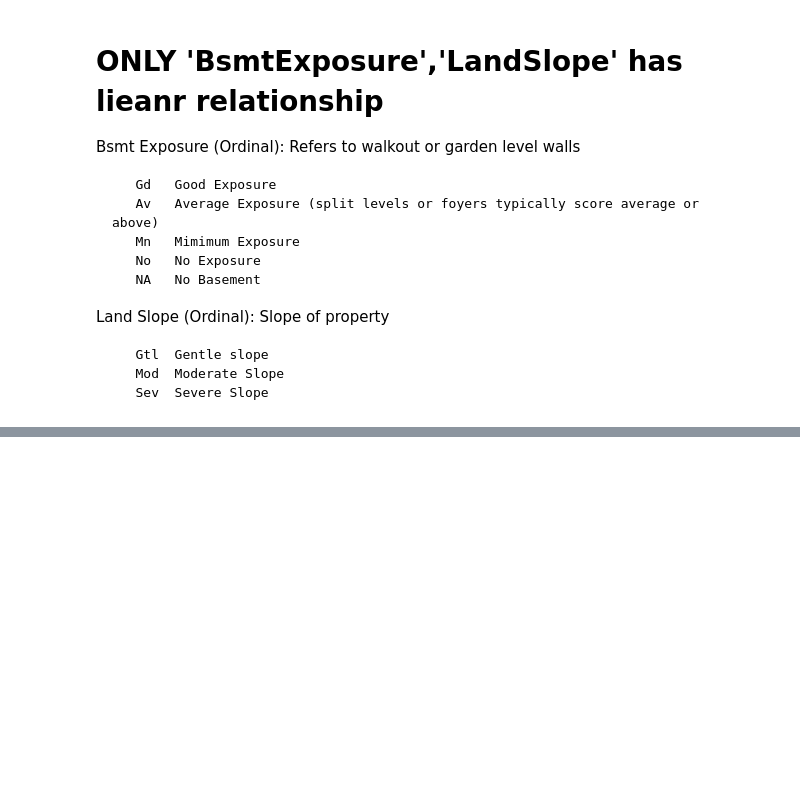
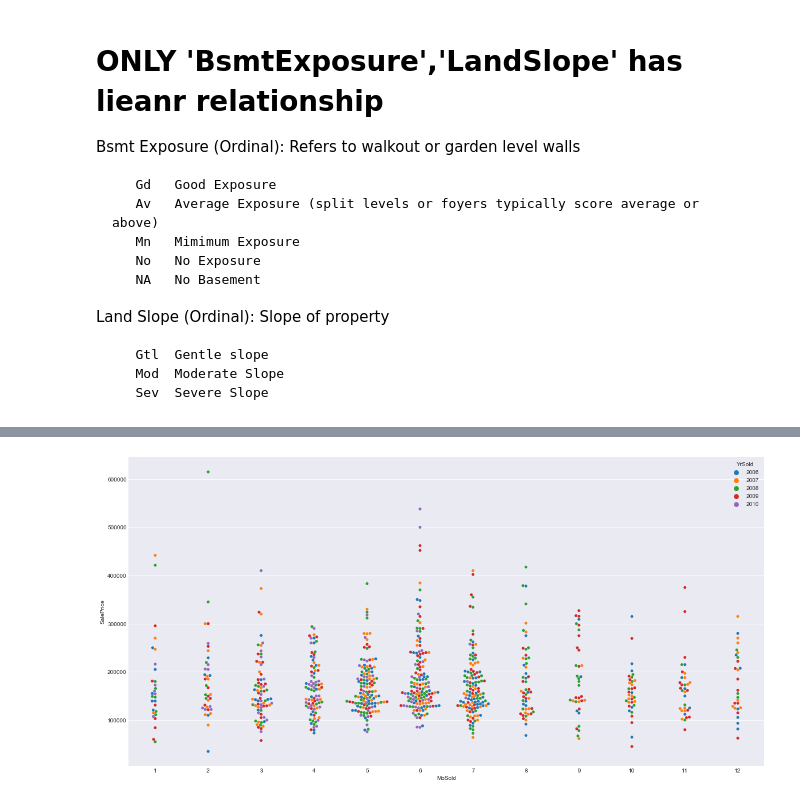
Before and after one commit to chyl9109/QBUS2820ProjctOne, a Jupyter notebook: FeatureEngineeringByYiran.ipynb, the cells around one changed output, grey strips where cells are left out. Drawn from its saved outputs; the diff is of its cells as text; code cells hidden in the pictures; blank space fills up the shorter version.

```diff
--- a/FeatureEngineeringByYiran.ipynb
+++ b/FeatureEngineeringByYiran.ipynb
@@ -685,0 +712,6 @@ plt.show()
+# %%
+fig, ax = plt.subplots(figsize=(20,10))
+sns.swarmplot(x='MoSold', y='SalePrice', data=train, hue='YrSold')
+plt.show()
+# %% [output]
+[figure, added]
```
Also changed, not shown: parts of 16 cells of this notebook.
